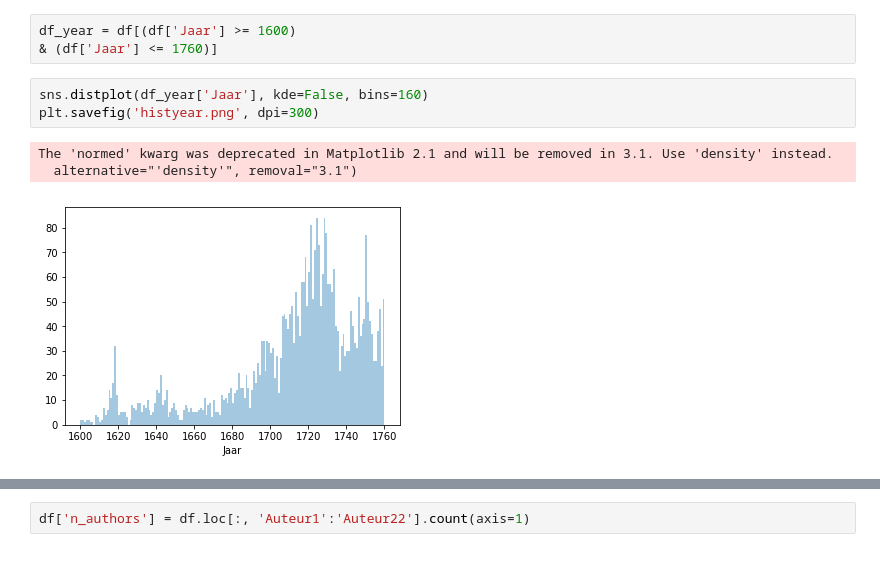
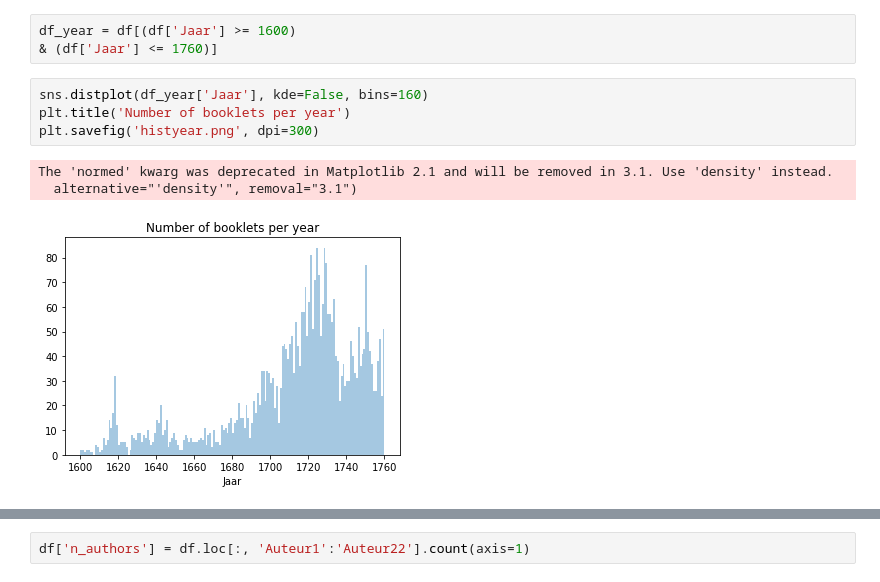
Before and after one commit to awlassche/netwerk-huwelijksgedichten, a Jupyter notebook: Notebooks_scripts/Data analysis 2.0.ipynb, the cells around one changed output, grey strips where cells are left out. Cells and saved outputs as stored; diff of their text form.

```diff
--- a/Notebooks_scripts/Data analysis 2.0.ipynb
+++ b/Notebooks_scripts/Data analysis 2.0.ipynb
@@ -76,11 +128,12 @@ df_year = df[(df['Jaar'] >= 1600)
 & (df['Jaar'] <= 1760)]
 # %%
 sns.distplot(df_year['Jaar'], kde=False, bins=160)
+plt.title('Number of booklets per year')
 plt.savefig('histyear.png', dpi=300)
 # %% [output]
 The 'normed' kwarg was deprecated in Matplotlib 2.1 and will be removed in 3.1. Use 'density' instead.
   alternative="'density'", removal="3.1")
-[figure, old version]
+[figure, new version]
 # %%
 df.isna().sum()
 # %% [output]
```
Also changed, not shown: parts of 15 cells of this notebook.
